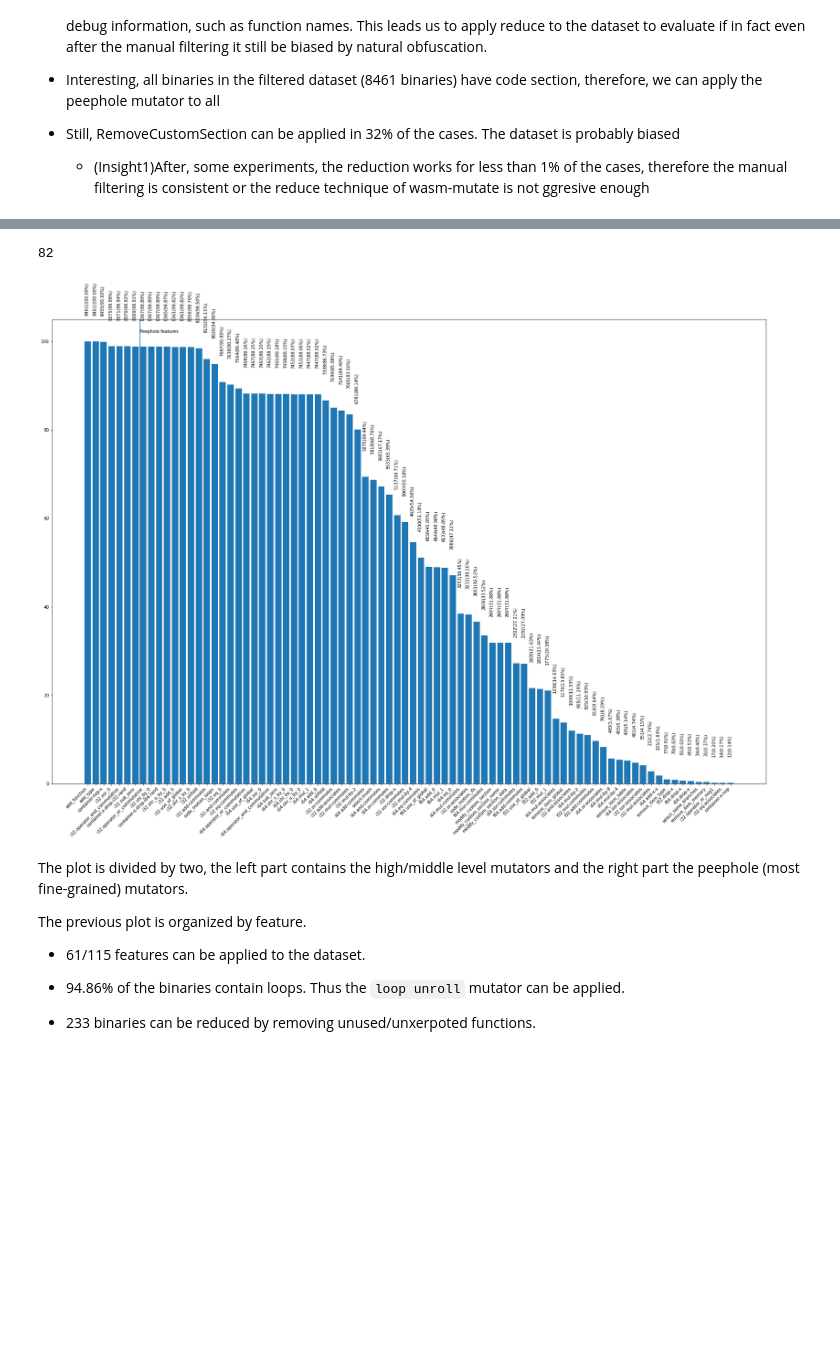
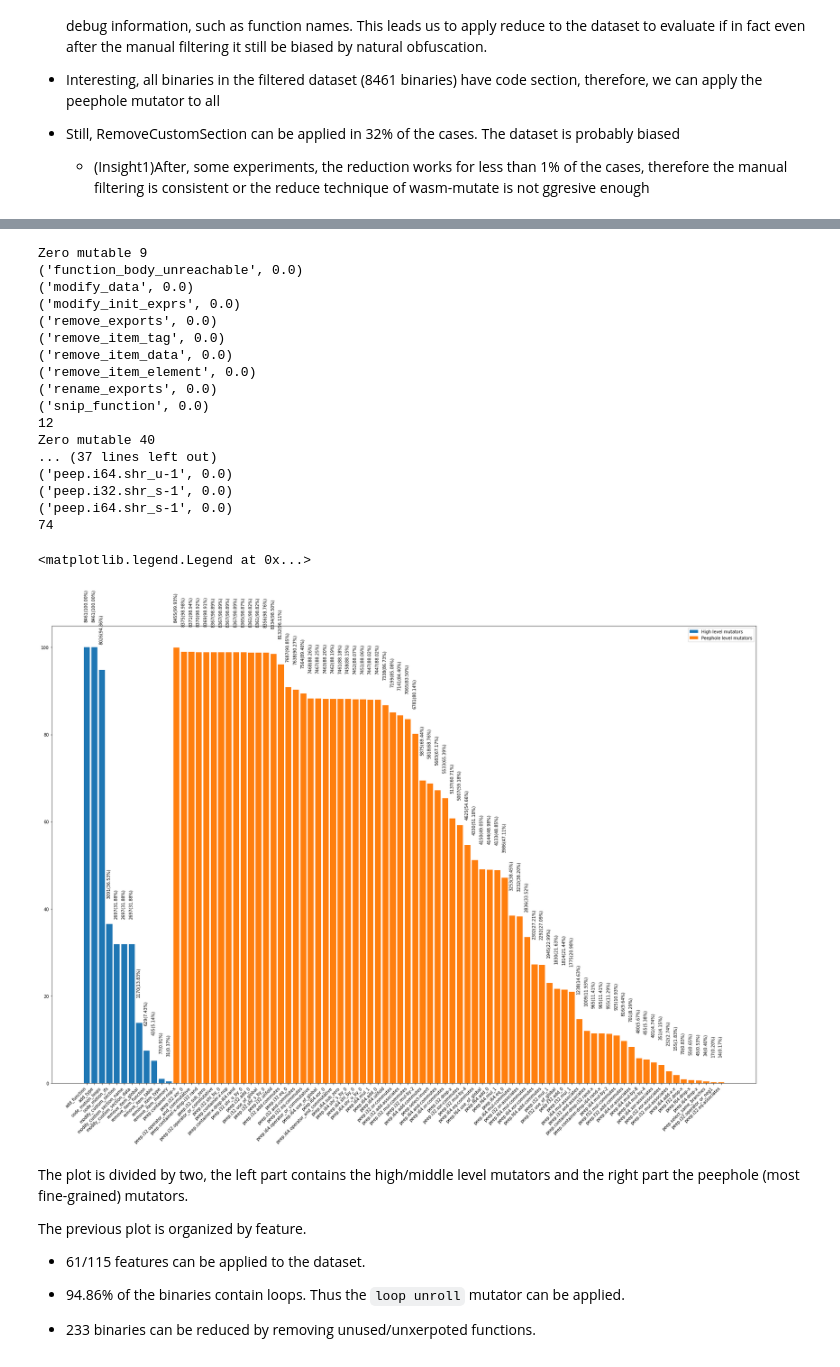
Before and after one commit to ASSERT-KTH/wasm_evasion, a Jupyter notebook: notebooks/RQ1.ipynb, the cells around one changed output, grey strips where cells are left out. Saved outputs shown, nothing was run; the diff lists cells and outputs as text; code cells hidden in the pictures; blank space fills up the shorter version.

```diff
--- a/notebooks/RQ1.ipynb
+++ b/notebooks/RQ1.ipynb
@@ -241,36 +262,63 @@ snip_function
 # %%
 # import and set figure size
 from matplotlib import pyplot as plt
 plt.rcParams['figure.figsize'] = [30, 20]
 
 total = len(alldf)
-ratios = [ (x, 100*len(alldf[alldf[x] > 0][x])/total) for x in [y[0] for y in files] ]
+ratios = [ (x, 100.0*len(alldf[alldf[x] > 0][x])/total) for x in [y[0] for y in files] ]
+ratios = sorted(ratios, key=lambda x: x[1], reverse=True)
+# Filter by feature name/type
+simple = [ r  for r in ratios if 'peep' not in r[0]]
+peep = [ r  for r in ratios if 'peep'  in r[0]]
 
-ratios = sorted(ratios, key= lambda x: x[1] if "peep" not in x[0] else -1, reverse=True)
+def plot_ratios(ratios, title=""):
 
-# Filter out no applicable mutators
-ratios = [ r for r in ratios if r[1] > 0]
-print(len(ratios))
+    # Filter out no applicable mutators
+    zeroes = [r for r in ratios if r[1] == 0]
+    print("Zero mutable", len(zeroes))
+    for z in zeroes:
+        print(z)
+    ratios = [ r for r in ratios if r[1] > 0]
+    print(len(ratios))
 
-bars = plt.bar([
-    x[0] for x in ratios
-], [x[1] for x in ratios])
-plt.xticks(rotation=45, ha='right')
+    bars = plt.bar([
+        x[0] for x in ratios
+    ], [x[1] for x in ratios])
+    plt.xticks(rotation=45, ha='right')
 
-peep_from = 7
+    peep_from = 7
 
-for i, (b, r) in enumerate(zip(bars, ratios)):
-    x,y = b.xy
-    if i == peep_from:
-        plt.axvline(x=x)
-        plt.text(x, 102, f"Peephole features")
-    y = y + r[1] + 6
-    plt.text(x, y, f"{r[1]*len(alldf)/100:.0f}({r[1]:.2f}%)", rotation=90)
+    for i, (b, r) in enumerate(zip(bars, ratios)):
+        x,y = b.xy
+        y = y + r[1] + 6
+        plt.text(x, y, f"{r[1]*len(alldf)/100:.0f}({r[1]:.2f}%)", rotation=90)
 
-plt.savefig("mutable.png")
+    plt.savefig("mutable.png")
+    return title
+
+t1 = plot_ratios(simple, "High level mutators")
+t2 = plot_ratios(peep, "Peephole level mutators")
+plt.legend([t1, t2])
 # %% [output]
-82
+Zero mutable 9
+('function_body_unreachable', 0.0)
+('modify_data', 0.0)
+('modify_init_exprs', 0.0)
+('remove_exports', 0.0)
+('remove_item_tag', 0.0)
+('remove_item_data', 0.0)
+('remove_item_element', 0.0)
+('rename_exports', 0.0)
+('snip_function', 0.0)
+12
+Zero mutable 40
+... (37 lines left out)
+('peep.i64.shr_u-1', 0.0)
+('peep.i32.shr_s-1', 0.0)
+('peep.i64.shr_s-1', 0.0)
+74
+<matplotlib.legend.Legend at 0x...>
-[figure, old version]
+[figure, new version]
 # %% [markdown]
 The plot is divided by two, the left part contains the high/middle level mutators and the right part the peephole (most fine-grained) mutators.
 
```
Also changed, not shown: parts of 1 cell of this notebook.
